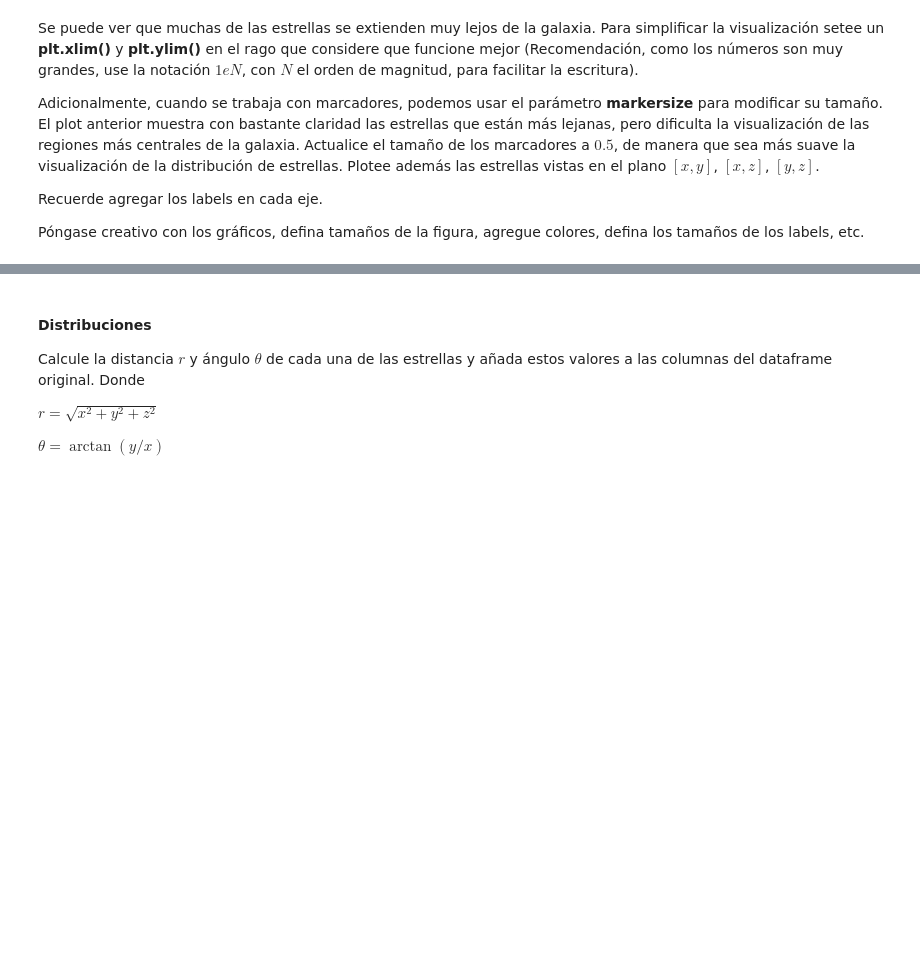
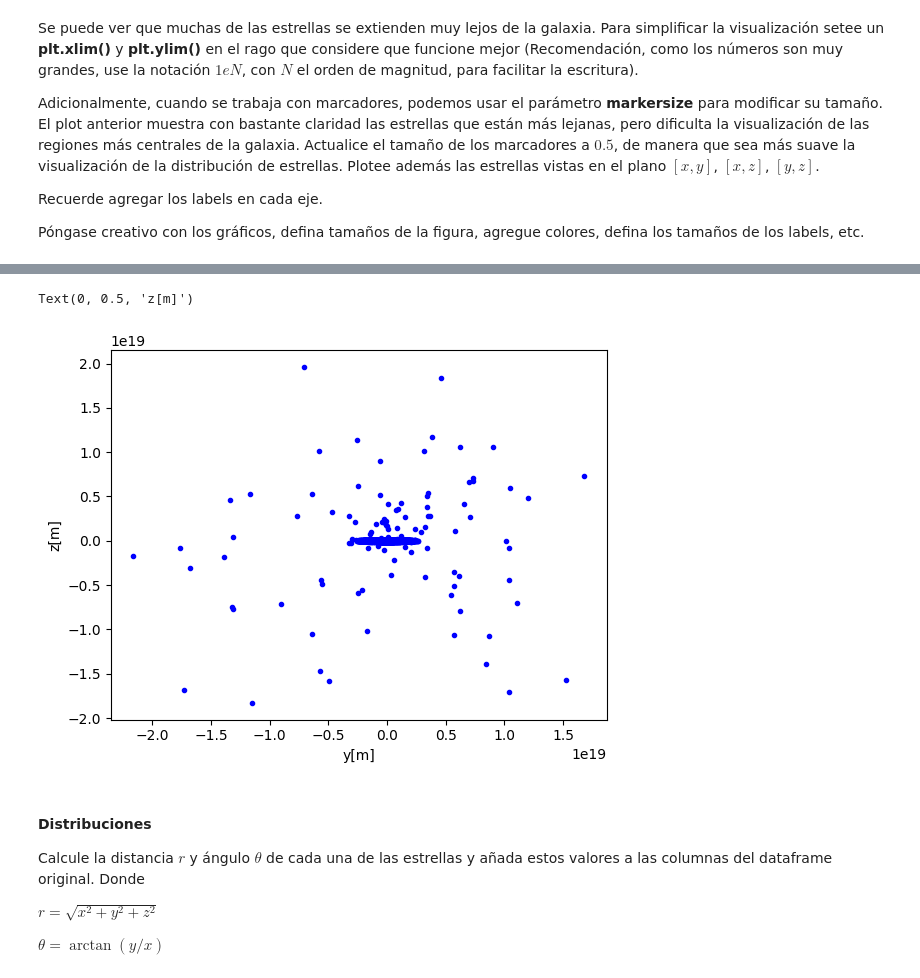
Before and after one commit to JoseAguirre-10/Tarea-1, a Jupyter notebook: Tarea_1.ipynb, the cells around one changed output, grey strips where cells are left out. Drawn from its saved outputs; the diff is of its cells as text; code cells hidden in the pictures; blank space fills up the shorter version.

```diff
--- a/Tarea_1.ipynb
+++ b/Tarea_1.ipynb
@@ -439,2 +483,8 @@ Póngase creativo con los gráficos, defina tamaños de la figura, agregue color
 # %%
-# Grafique vista en plano [x, z] aquí
+# Grafique vista en plano [y, z] aquí
+plt.plot(y,z,'blue', marker ='.',linestyle='')
+plt.xlabel('y[m]')
+plt.ylabel('z[m]')
+# %% [output]
+Text(0, 0.5, 'z[m]')
+[figure, added]
```
Also changed, not shown: parts of 14 cells of this notebook.
